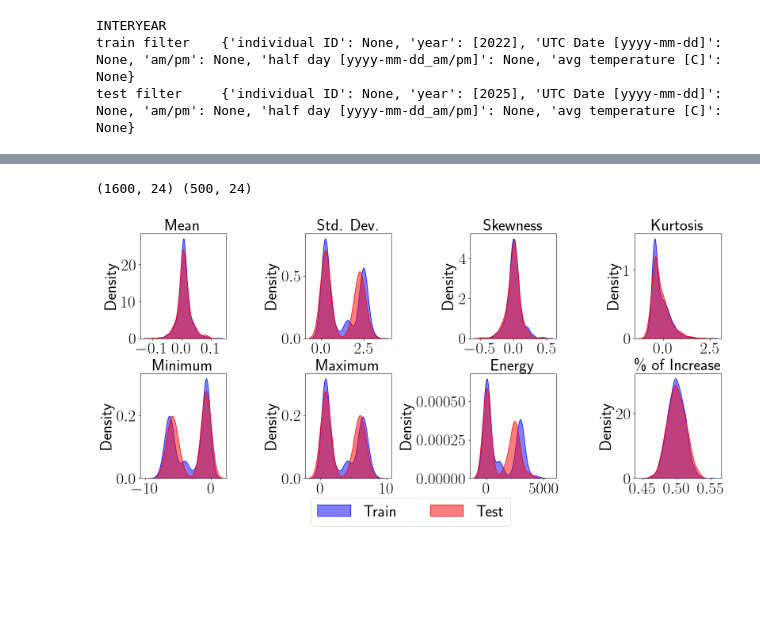
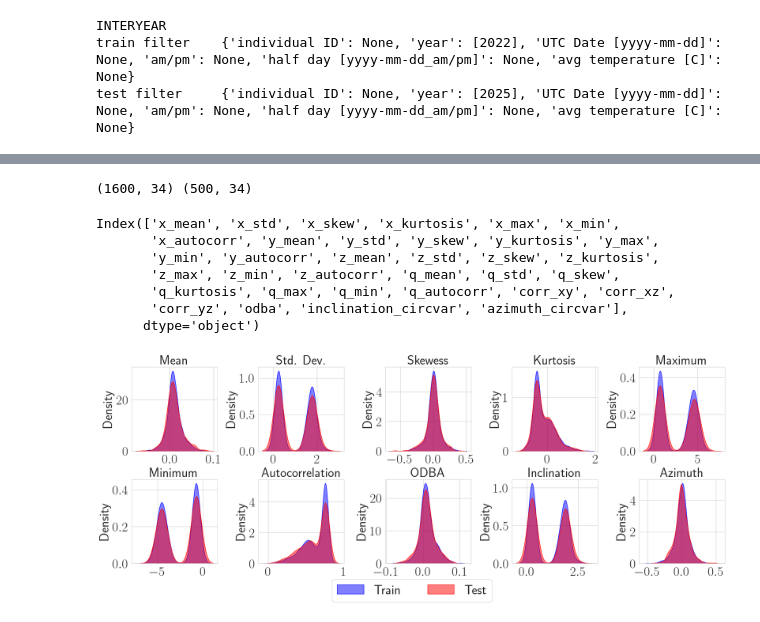
Before and after one commit to medhaaga/AWD-Biologging, a Jupyter notebook: notebooks/results.ipynb, the cells around one changed output, grey strips where cells are left out. Cells and saved outputs as stored; diff of their text form; code cells hidden in the pictures; blank space fills up the shorter version.

```diff
--- a/notebooks/results.ipynb
+++ b/notebooks/results.ipynb
@@ -687,0 +672,14 @@ model_dir = os.path.join(training_results_dir, f"theta0.6")
+# %%
+acc_df, annotations_df = simulate_markov_acc_day(config.SIMULATION_CONSTANTS, transition_matrix, avg_durations)
+n_corruptions = 20
+min_duration, max_duration = window_length, 3*window_length
+pos = np.random.randint(0, len(acc_df)-max_duration, n_corruptions)
+durations = np.random.randint(min_duration, max_duration, n_corruptions)
+
+for p, d in zip(pos, durations):
+    f, A, phi, sigma = [3,4], [2,1], [0.5,0.7], 0.5
+    acc_df.loc[p:p+d-1, 'Acc X [g]'] = simulate_axis_signal(f, A, phi, sigma, d)
+    acc_df.loc[p:p+d-1, 'Acc Y [g]'] = simulate_axis_signal(f, A, phi, sigma, d)
+    acc_df.loc[p:p+d-1, 'Acc Z [g]'] = simulate_axis_signal(f, A, phi, sigma, d)
+
+plot_simulated_day(acc_df)
@@ -930,7 +889,7 @@ from src.utils.simulations import generate_dataset
 from sklearn.model_selection import train_test_split
 
 n_train, n_test = 2000, 500
-X_train, y_train = generate_dataset(young_data_constants, young_behavior_prob, window_length, n_train, wrong_behavior=False, wrong_behavior_prob=0.1)
+X_train, y_train = generate_dataset(young_data_constants, young_behavior_prob, window_length, n_train, wrong_behavior=False, wrong_behavior_prob=0.4)
 X_test, y_test = generate_dataset(adult_data_constants, adult_behavior_prob, window_length, n_test)
 
 X_train, X_val, y_train, y_val = train_test_split(
@@ -971,7 +930,7 @@ args = Arguments(
     train_test_split=0.2, train_val_split=0.2, padding='repeat', theta=0.0,
     filter_type='high', cutoff_frequency=0, cutoff_order=5, normalization=0,
     match=0, min_duration=1.0, n_CNNlayers=5, n_channels=16, kernel_size=5,
-    learning_rate=0.0001, weight_decay=0.0001, num_epochs=100, alpha=0.05, verbose=0
+    learning_rate=0.0001, weight_decay=0.0001, num_epochs=200, alpha=0.05, verbose=0
 )
 # %%
 args.experiment_name = 'test_interyear'
@@ -1210,32 +1227,47 @@ def extract_features(ts):  # ts is (N, 3, T)
 # %%
-X_train_features = extract_features(X_train)
-X_test_features = extract_features(X_test)
+X_train_features = compute_features(X_train)
+X_test_features = compute_features(X_test)
 print(X_train_features.shape, X_test_features.shape)
 # %% [output]
-(1600, 24) (500, 24)
+(1600, 34) (500, 34)
+# %%
+print(X_train_features.columns)
+# %% [output]
+Index(['x_mean', 'x_std', 'x_skew', 'x_kurtosis', 'x_max', 'x_min',
+       'x_autocorr', 'y_mean', 'y_std', 'y_skew', 'y_kurtosis', 'y_max',
+       'y_min', 'y_autocorr', 'z_mean', 'z_std', 'z_skew', 'z_kurtosis',
+       'z_max', 'z_min', 'z_autocorr', 'q_mean', 'q_std', 'q_skew',
+       'q_kurtosis', 'q_max', 'q_min', 'q_autocorr', 'corr_xy', 'corr_xz',
+       'corr_yz', 'odba', 'inclination_circvar', 'azimuth_circvar'],
+      dtype='object')
 # %%
+plot_cols = ['q_mean','q_std', 'q_skew', 'q_kurtosis', 'q_max',
+             'q_min', 'q_autocorr', 'odba', 'inclination_circvar', 'azimuth_circvar']
+
+col_names = ['Mean', 'Std. Dev.', 'Skewess', 'Kurtosis', 'Maximum', 'Minimum',
+             'Autocorrelation', 'ODBA', 'Inclination', 'Azimuth']
 # Create subplots (1 row, 6 columns)
-fig, axes = plt.subplots(2, 4, figsize=(16, 8))
+fig, axes = plt.subplots(2, 5, figsize=(20, 8))
 
 # Loop over each feature (marginal) and plot the KDE for both datasets
-for i in range(8):
-    ax = axes[i//4, i%4]
+for i, c in enumerate(plot_cols):
+    ax = axes[i//5, i%5]
     if i == 0:
-        sns.kdeplot(X_train_features[:, i], ax=ax, label="Train", color="blue", fill=True, alpha=0.5)
-        sns.kdeplot(X_test_features[:, i], ax=ax, label="Test", color="red", fill=True, alpha=0.5)
+        sns.kdeplot(X_train_features.iloc[:, i].values, ax=ax, label="Train", color="blue", fill=True, alpha=0.5)
+        sns.kdeplot(X_test_features.iloc[:, i].values, ax=ax, label="Test", color="red", fill=True, alpha=0.5)
     else:
-        sns.kdeplot(X_train_features[:, i], ax=ax,  color="blue", fill=True, alpha=0.5)
-        sns.kdeplot(X_test_features[:, i], ax=ax, color="red", fill=True, alpha=0.5)
-    ax.set_title(features[i])
+        sns.kdeplot(X_train_features.iloc[:, i].values, ax=ax,  color="blue", fill=True, alpha=0.5)
+        sns.kdeplot(X_test_features.iloc[:, i].values, ax=ax, color="red", fill=True, alpha=0.5)
+    ax.set_title(col_names[i])
 
 plt.tight_layout()
 plt.subplots_adjust(top=0.85)
 
 # Show the plot
 fig.legend(loc='lower center', ncol=2, bbox_to_anchor=(0.5, -0.1))
 plt.show()
 # %% [output]
-[figure, old version]
+[figure, new version]
 # %%
 
 from sklearn.preprocessing import StandardScaler
```
Also changed, not shown: parts of 36 cells of this notebook, 1 other file.
